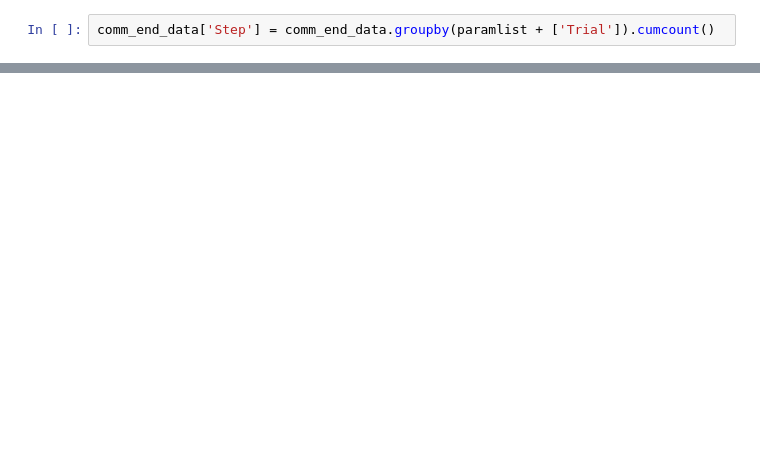
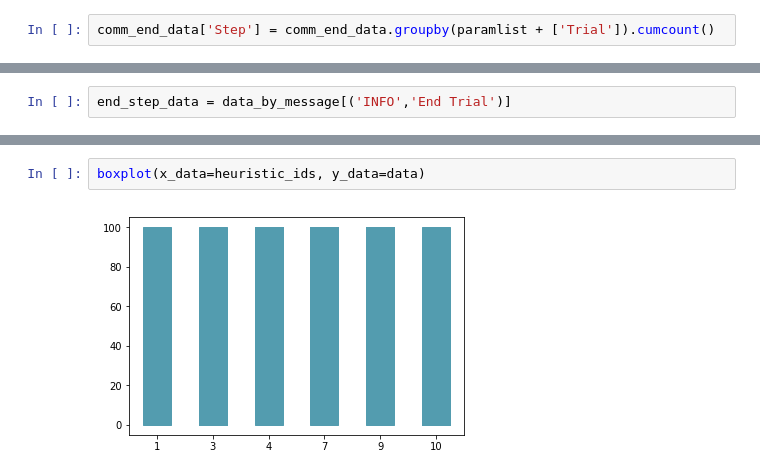
Before and after one commit to tsantarra/Llab-Co, a Jupyter notebook: data_exploration.ipynb, the cells around one changed output, grey strips where cells are left out. Cells and saved outputs as stored; diff of their text form; blank space fills up the shorter version.

```diff
--- a/data_exploration.ipynb
+++ b/data_exploration.ipynb
@@ -95,0 +108,2 @@ confidence_interval_plot()
+# %%
+end_step_data = data_by_message[('INFO','End Trial')]
@@ -95,0 +124,4 @@ confidence_interval_plot()
+# %%
+boxplot(x_data=heuristic_ids, y_data=data)
+# %% [output]
+[figure, added]
```
Also changed, not shown: parts of 9 cells of this notebook, 4 other files.
